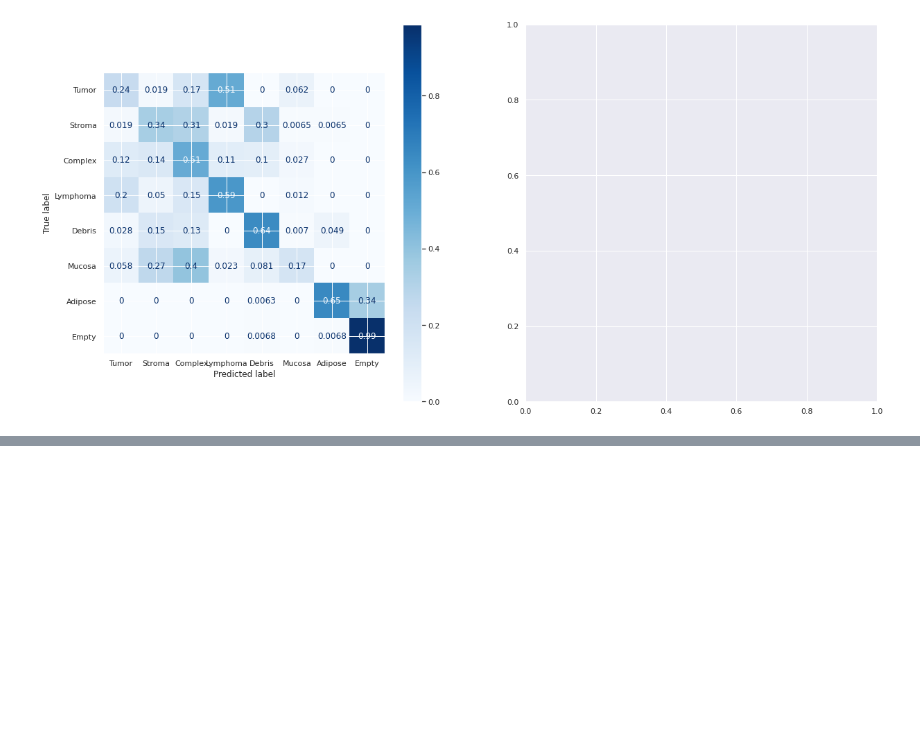
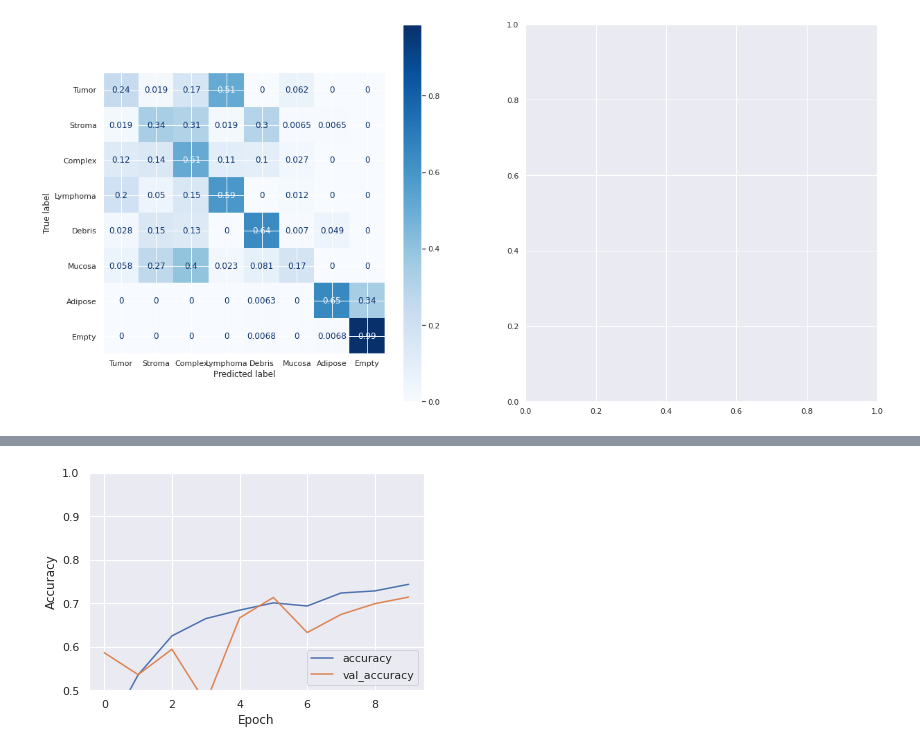
Before and after one commit to sharyar/CLFModelComparison, a Jupyter notebook: 02_Data_Preprocessing/inital_tests.ipynb, the cells around one changed output, grey strips where cells are left out. Saved outputs shown, nothing was run; the diff lists cells and outputs as text; code cells hidden in the pictures; blank space fills up the shorter version.

Commit message:
feat: adds env.yml file and tensor flow tests

```diff
--- a/02_Data_Preprocessing/inital_tests.ipynb
+++ b/02_Data_Preprocessing/inital_tests.ipynb
@@ -106,0 +114,7 @@ plot_confusion_matrix(clf_knn, X_test, y_test, cmap=plt.cm.Blues, normalize='tru
+# %%
+model = models.Sequential()
+model.add(layers.Conv2D(64, (3,3), activation='relu', input_shape=(64, 64, 1)))
+model.add(layers.MaxPool2D((2,2)))
+model.add(layers.Conv2D(64, (3,3), activation='relu'))
+model.add(layers.MaxPool2D((2,2)))
+model.add(layers.Conv2D(64, (3,3), activation='relu'))
@@ -106,0 +142,4 @@ plot_confusion_matrix(clf_knn, X_test, y_test, cmap=plt.cm.Blues, normalize='tru
+# %%
+model.add(layers.Flatten())
+model.add(layers.Dense(64, activation='relu'))
+model.add(layers.Dense(8))
@@ -106,0 +170,10 @@ plot_confusion_matrix(clf_knn, X_test, y_test, cmap=plt.cm.Blues, normalize='tru
+# %%
+x_train = X_train.reshape(X_train.shape[0], 64, 64, 1)
+x_test = X_test.reshape(X_test.shape[0], 64, 64, 1)
+# %%
+model.compile(optimizer='adam',
+              loss=tf.keras.losses.SparseCategoricalCrossentropy(from_logits=True),
+              metrics=['accuracy'])
+
+history = model.fit(x_train, y_train, epochs=10,
+                    validation_data=(x_test, y_test))
@@ -106,0 +201,10 @@ plot_confusion_matrix(clf_knn, X_test, y_test, cmap=plt.cm.Blues, normalize='tru
+# %%
+plt.plot(history.history['accuracy'], label='accuracy')
+plt.plot(history.history['val_accuracy'], label = 'val_accuracy')
+plt.xlabel('Epoch')
+plt.ylabel('Accuracy')
+plt.ylim([0.5, 1])
+plt.legend(loc='lower right')
+
+test_loss, test_acc = model.evaluate(x_test,  y_test, verbose=2)
+# %% [output]
@@ -106,0 +212 @@ plot_confusion_matrix(clf_knn, X_test, y_test, cmap=plt.cm.Blues, normalize='tru
+[figure, added]
```
Also changed, not shown: parts of 16 cells of this notebook, 2 other files.
